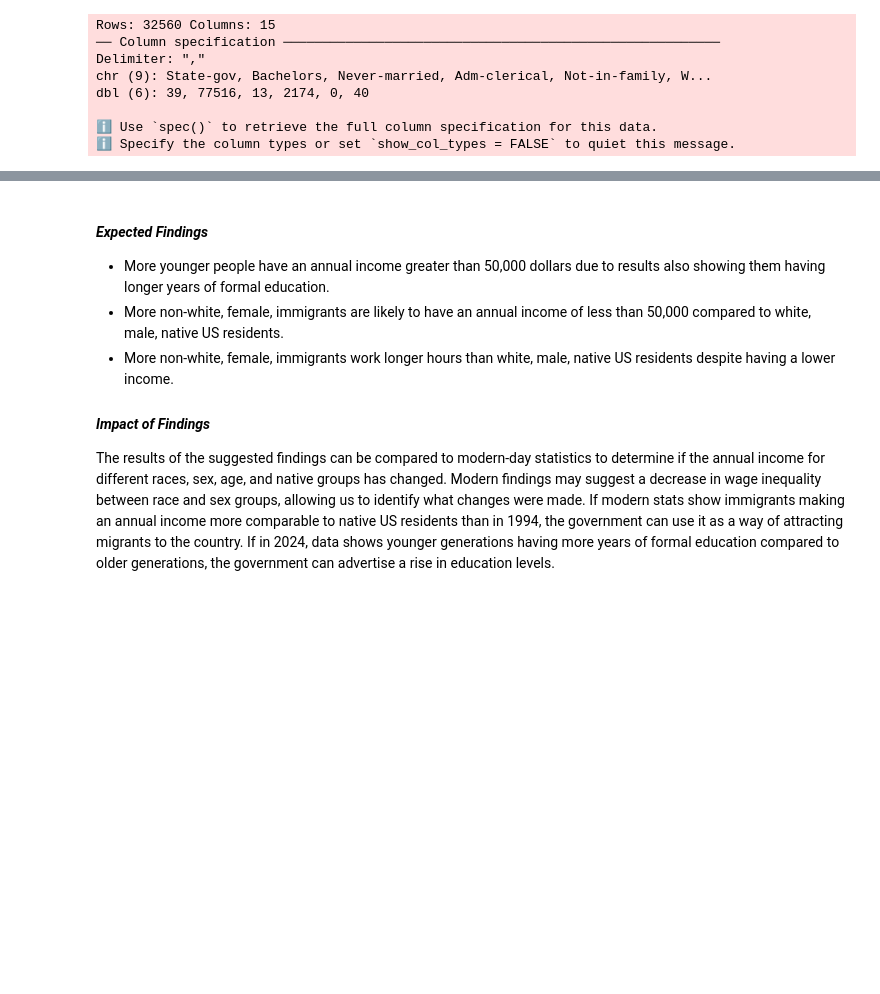
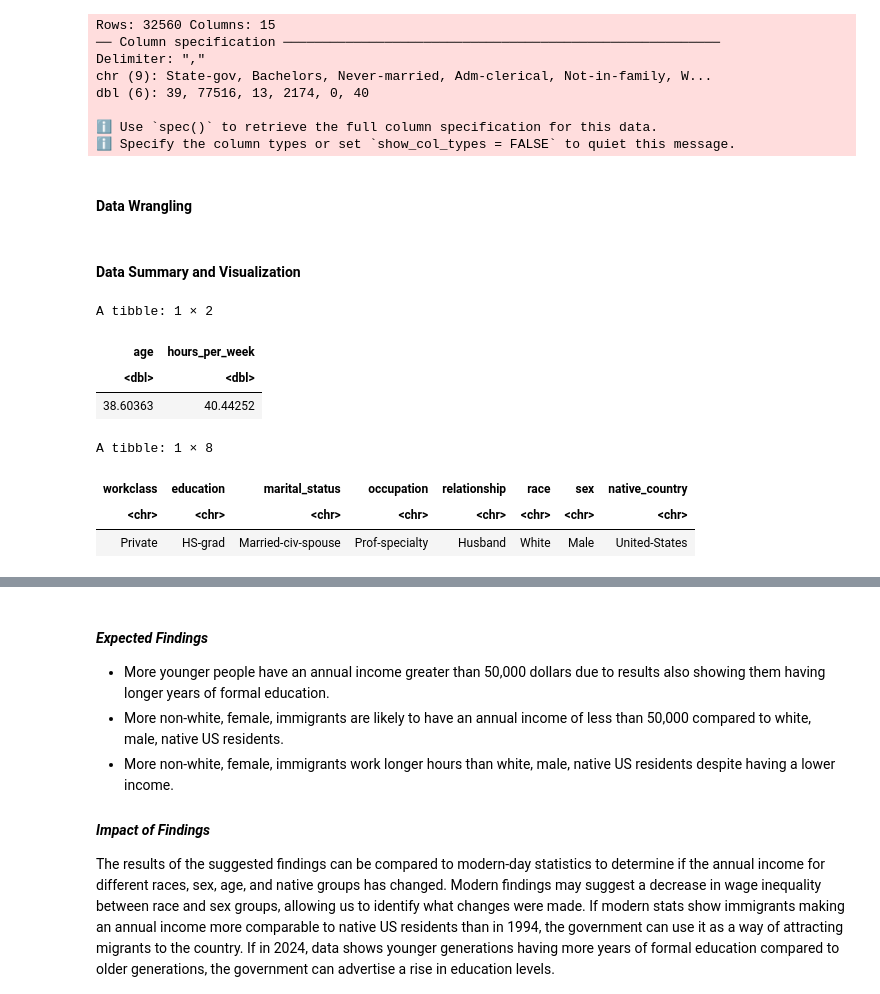
Before and after one commit to Jasonzh1/DSCI-100-Project, a Jupyter notebook: DSCI100_Final_Report.ipynb, the cells around one changed output, grey strips where cells are left out. Drawn from its saved outputs; the diff is of its cells as text; code cells hidden in the pictures; blank space fills up the shorter version.

```diff
--- a/DSCI100_Final_Report.ipynb
+++ b/DSCI100_Final_Report.ipynb
@@ -65,3 +63,5 @@ dbl (6): 39, 77516, 13, 2174, 0, 40
 
 ℹ Use `spec()` to retrieve the full column specification for this data.
 ℹ Specify the column types or set `show_col_types = FALSE` to quiet this message.
+# %% [markdown]
+#### Data Wrangling
@@ -67,0 +91,31 @@ dbl (6): 39, 77516, 13, 2174, 0, 40
+# %% [markdown]
+#### Data Summary and Visualization
+# %%
+# We will take the mean of our numerical predictors and the mode of our categorical predictors
+
+analysis_mean <- adult_train |>
+    select(age, hours_per_week) |>
+    map_df(mean, na.rm = TRUE)
+
+getmode <- function(v) {
+   uniqv <- unique(v)
+   uniqv[which.max(tabulate(match(v, uniqv)))]
+}
+
+analysis_mode <- adult |>
+    select(workclass, education, marital_status, occupation, relationship, race, sex, native_country) |>
+    map_df(getmode)
+
+# Mean value of our numerical predictors
+analysis_mean
+# Most frequent value of our categorical predictors
+analysis_mode
+# %% [output]
+A tibble: 1 × 2
+| age | hours_per_week |
+| <dbl> | <dbl> |
+| 38.60363 | 40.44252 |
+A tibble: 1 × 8
+| workclass | education | marital_status | occupation | relationship | race | sex | native_country |
+| <chr> | <chr> | <chr> | <chr> | <chr> | <chr> | <chr> | <chr> |
+| Private | HS-grad | Married-civ-spouse | Prof-specialty | Husband | White | Male | United-States |
```
Also changed, not shown: parts of 10 cells of this notebook.
